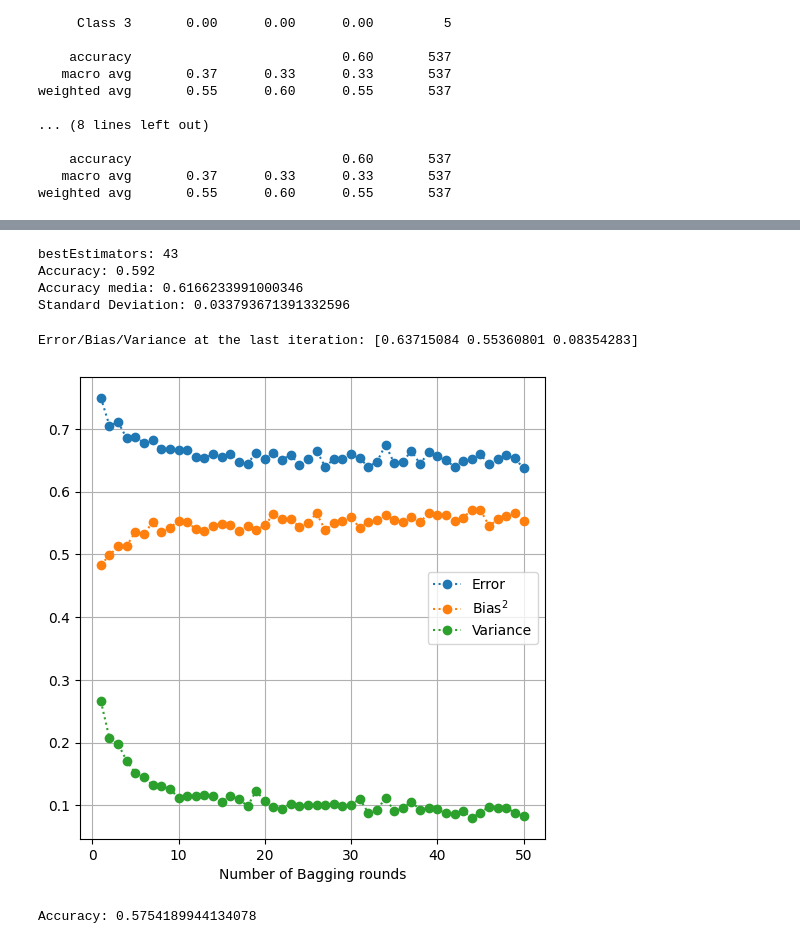
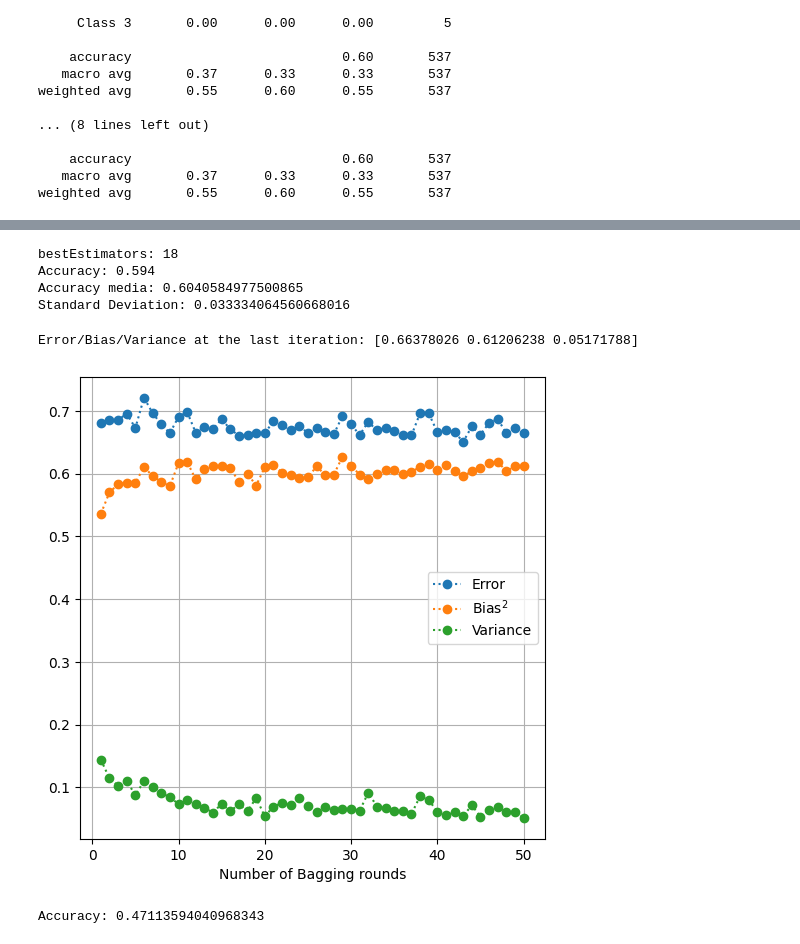
Before and after one commit to Gabri03ele/Child_Mind_Institute, a Jupyter notebook: main.ipynb, the cells around one changed output, grey strips where cells are left out. Saved outputs shown, nothing was run; the diff lists cells and outputs as text; code cells hidden in the pictures.

```diff
--- a/main.ipynb
+++ b/main.ipynb
@@ -398,9 +432,9 @@ from sklearn.model_selection import GridSearchCV
 
 param_grid = {
     'criterion': ['entropy'],  # Keep the best criterion from RandomizedSearchCV
-    'max_depth': [None, 2, 3, 4, 5],  # Try specific depths around the best one
-    'min_samples_split': [14, 17, 20, 23, 26],  # Keep narrow for now
-    'min_samples_leaf': [84, 87, 90, 93, 96],  # Try specific leaf sizes
+    'max_depth': [None, 45, 50, 55, 65],  # Try specific depths around the best one
+    'min_samples_split': [40, 45, 50, 55, 60],  # Keep narrow for now
+    'min_samples_leaf': [80, 85, 90, 105, 100],  # Try specific leaf sizes
     'max_features': [None],  # Keep exploring common values
     # 'min_weight_fraction_leaf': [0.03, 0.04, 0.05, 0.06, 0.07]
 }
@@ -779,0 +728,18 @@ Test Accuracy: 0.598
+# %%
+from sklearn.feature_selection import RFECV
+from sklearn.model_selection import StratifiedKFold
+
+min_features_to_select = 1  # Minimum number of features to consider
+cv = StratifiedKFold(20)
+
+rfecv = RFECV(
+    estimator=best_tree,
+    step=1,
+    cv=cv,
+    scoring="accuracy",
+    min_features_to_select=min_features_to_select,
+    n_jobs=2,
+)
+rfecv.fit(X_train80, y_train80)
+
+print(f"Optimal number of features: {rfecv.n_features_}")
@@ -783,8 +800,8 @@ from sklearn.ensemble import BaggingClassifier
 maxScore = -1
 bestEstimators = -1
 for i in range(1, 51):
-   bagged_dt = BaggingClassifier(estimator=dt_final_pruned, n_estimators=i, random_state=42)
-   cv_scores = cross_val_score(bagged_dt, X_train80, y_train80, cv=5, scoring='accuracy')
+   bagged_dt = BaggingClassifier(estimator=best_tree_rfecv, n_estimators=i, random_state=42)
+   cv_scores = cross_val_score(bagged_dt, X_train_rfecv, y_train80, cv=5, scoring='accuracy')
    mean_cv_score = cv_scores.mean()  # Media dell'accuratezza nei fold
 
    if mean_cv_score > maxScore:
@@ -792,21 +809,21 @@ for i in range(1, 51):
        bestEstimators = i
 
 # Una volta trovato il migliore n_estimators, allena il modello finale
-bestDt_bagging = BaggingClassifier(estimator=dt_final_pruned, n_estimators=bestEstimators, random_state=42)
-bestDt_bagging.fit(X_train80, y_train80)
+bestDt_bagging = BaggingClassifier(estimator=best_tree_rfecv, n_estimators=bestEstimators, random_state=42)
+bestDt_bagging.fit(X_train_rfecv, y_train80)
 
 print("bestEstimators:", bestEstimators)
-print("Accuracy: {:.3f}".format(accuracy_score(y_true=y_test20, y_pred=bestDt_bagging.predict(X_test20))))
+print("Accuracy: {:.3f}".format(accuracy_score(y_true=y_test20, y_pred=bestDt_bagging.predict(X_test_rfecv))))
 
-cv_scores = cross_val_score(bestDt_bagging, X_train80, y_train80, cv=20, scoring='accuracy')
+cv_scores = cross_val_score(bestDt_bagging, X_train_rfecv, y_train80, cv=20, scoring='accuracy')
 
 print(f"Accuracy media: {cv_scores.mean()}")
 print(f"Standard Deviation: {cv_scores.std()}")
 # %% [output]
-bestEstimators: 43
-Accuracy: 0.592
-Accuracy media: 0.6166233991000346
-Standard Deviation: 0.033793671391332596
+bestEstimators: 18
+Accuracy: 0.594
+Accuracy media: 0.6040584977500865
+Standard Deviation: 0.033334064560668016
 # %%
 from sklearn.utils import resample
 from sklearn.tree import DecisionTreeClassifier
@@ -823,50 +840,50 @@ for l in bags:
 
         # train a decision tree classifier
         dt = DecisionTreeClassifier(
-                max_depth=int(best_params_bayes['max_depth']),
-                min_samples_split=int(best_params_bayes['min_samples_split']),
-                min_samples_leaf=int(best_params_bayes['min_samples_leaf']),
-                criterion='gini',
+                max_depth=(best_params_grid['max_depth']),
+                min_samples_split=int(best_params_grid['min_samples_split']),
+                min_samples_leaf=int(best_params_grid['min_samples_leaf']),
+                criterion=best_params_grid['criterion'],
                 max_features=None, # best_params['max_features'],
                 ccp_alpha=ideal_alpha,
                 random_state=42
             )
         bagged_dt = BaggingClassifier(estimator=dt, n_estimators=l, random_state=42)
         bagged_dt.fit(Xs,ys)
 
         y_pred = bagged_dt.predict(X_test20)
         y_preds = np.column_stack( [y_preds, y_pred] ) if y_preds.size else y_pred
 
     dt_bias     = (y_test20-np.mean(y_preds,axis=1))**2
     dt_variance = np.var(y_preds,axis=1)
     dt_error = (y_preds - y_test20.to_numpy().reshape(-1, 1))**2
 
     run_stats = np.array([dt_error.mean(), dt_bias.mean(), dt_variance.mean()])
 
     stats = np.column_stack( [stats, run_stats]) if stats.size else run_stats
 
 fig, ax = plt.subplots(figsize=(6,6))
 
 ax.plot(bags,stats[0,:], 'o:', label='Error')
 ax.plot(bags,stats[1,:], 'o:', label='Bias$^2$')
 ax.plot(bags,stats[2,:], 'o:', label='Variance')
 ax.set_xlabel('Number of Bagging rounds')
 ax.grid()
 ax.legend()
 
 print ("Error/Bias/Variance at the last iteration:", stats[:,-1])
 # %% [output]
-Error/Bias/Variance at the last iteration: [0.63715084 0.55360801 0.08354283]
+Error/Bias/Variance at the last iteration: [0.66378026 0.61206238 0.05171788]
-[figure, old version]
+[figure, new version]
 # %%
 from sklearn.ensemble import AdaBoostClassifier
 
-adaboost = AdaBoostClassifier(dt_final_pruned, n_estimators=9, random_state=42)
+adaboost = AdaBoostClassifier(best_tree, n_estimators=10, random_state=42)
 
 adaboost.fit(X_train80,y_train80)
 print ("Accuracy:", accuracy_score(y_true=y_test20, y_pred=adaboost.predict(X_test20) ))
 # %% [output]
-Accuracy: 0.5754189944134078
+Accuracy: 0.47113594040968343
 # %%
 from sklearn.utils import resample
 from sklearn.ensemble import AdaBoostClassifier
```
Also changed, not shown: parts of 30 cells of this notebook.
